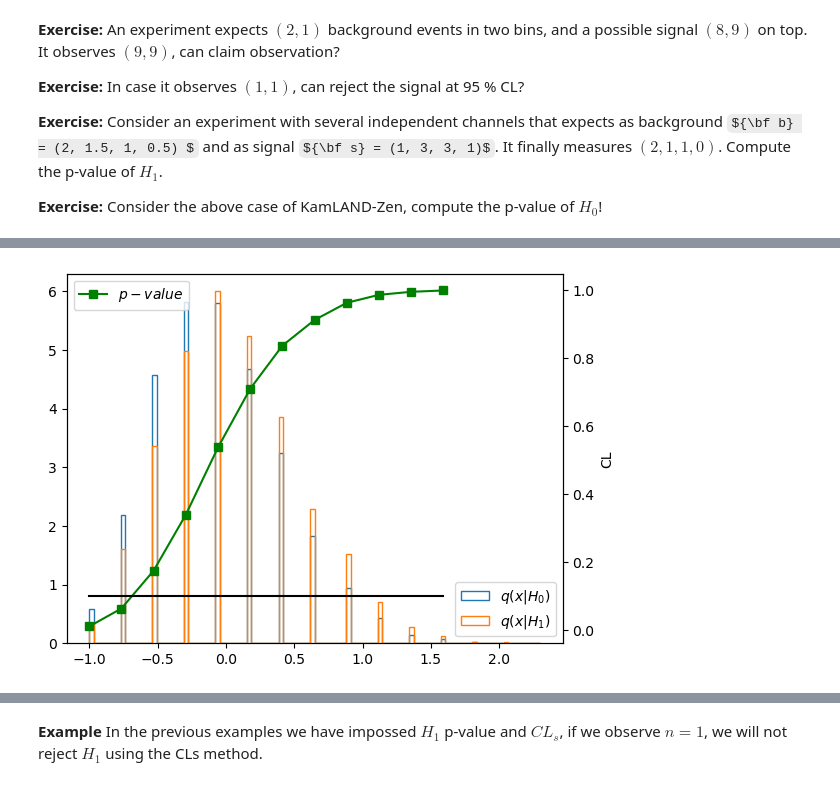
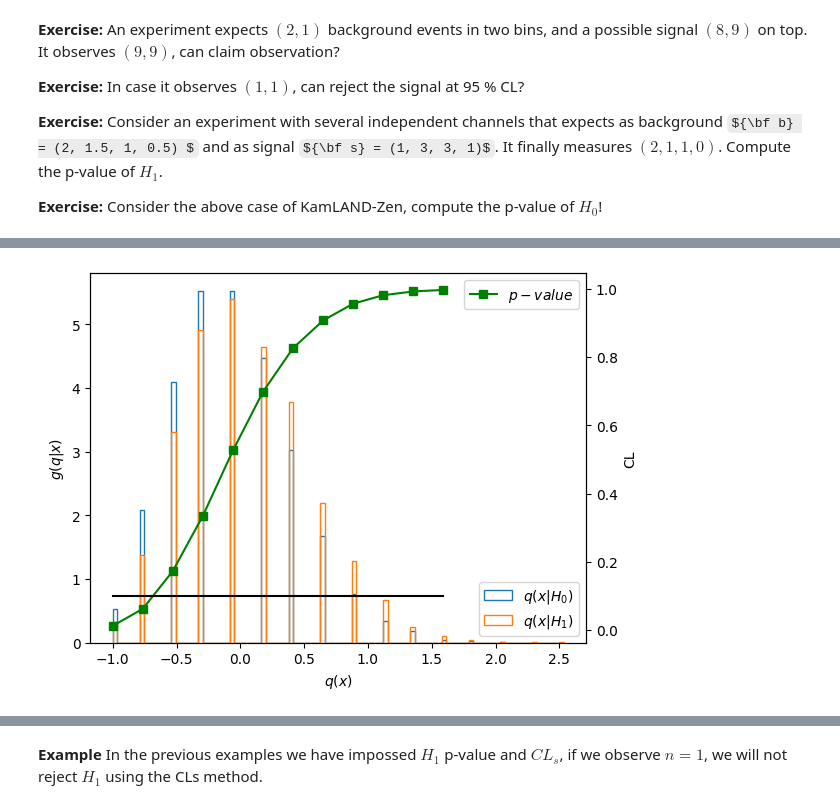
Before and after one commit to xabiercidvidal/USC-TA, a Jupyter notebook: ta_hypothesis_test.ipynb, the cells around one changed output, grey strips where cells are left out. Cells and saved outputs as stored; diff of their text form; code cells hidden in the pictures; some formulas as TeX source.

```diff
--- a/ta_hypothesis_test.ipynb
+++ b/ta_hypothesis_test.ipynb
@@ -404,13 +426,15 @@ clss   = [ht.cls    (qi) for qi in qs]
 clline = 0.1*np.ones(len(ns))
 # %%
 fig, ax = plt.subplots()
+ax.set_xlabel("$q(x)$")
+ax.set_ylabel("$g(q|x)$")
 ax.hist(ht.q0s, bins = 100, density = True, range = ht.qrange(), histtype ='step', label = '$q(x|H_0)$')
 ax.hist(ht.q1s, bins = 100, density = True, range = ht.qrange(), histtype ='step', label = '$q(x|H_1)$')
 axb = ax.twinx()
 axb.plot(qs, betas , marker='s', color = 'green', label = '$p-value$');
 #axb.plot(qs, clss  , marker='o', color = 'red', label = '$CLs$');
 axb.plot(qs, clline, color = 'black');
 axb.set_ylabel('CL');
 axb.legend(); ax.legend(loc = 4);
 # %% [output]
-[figure, old version]
+[figure, new version]
```
Also changed, not shown: parts of 23 cells of this notebook, 21 other files.
